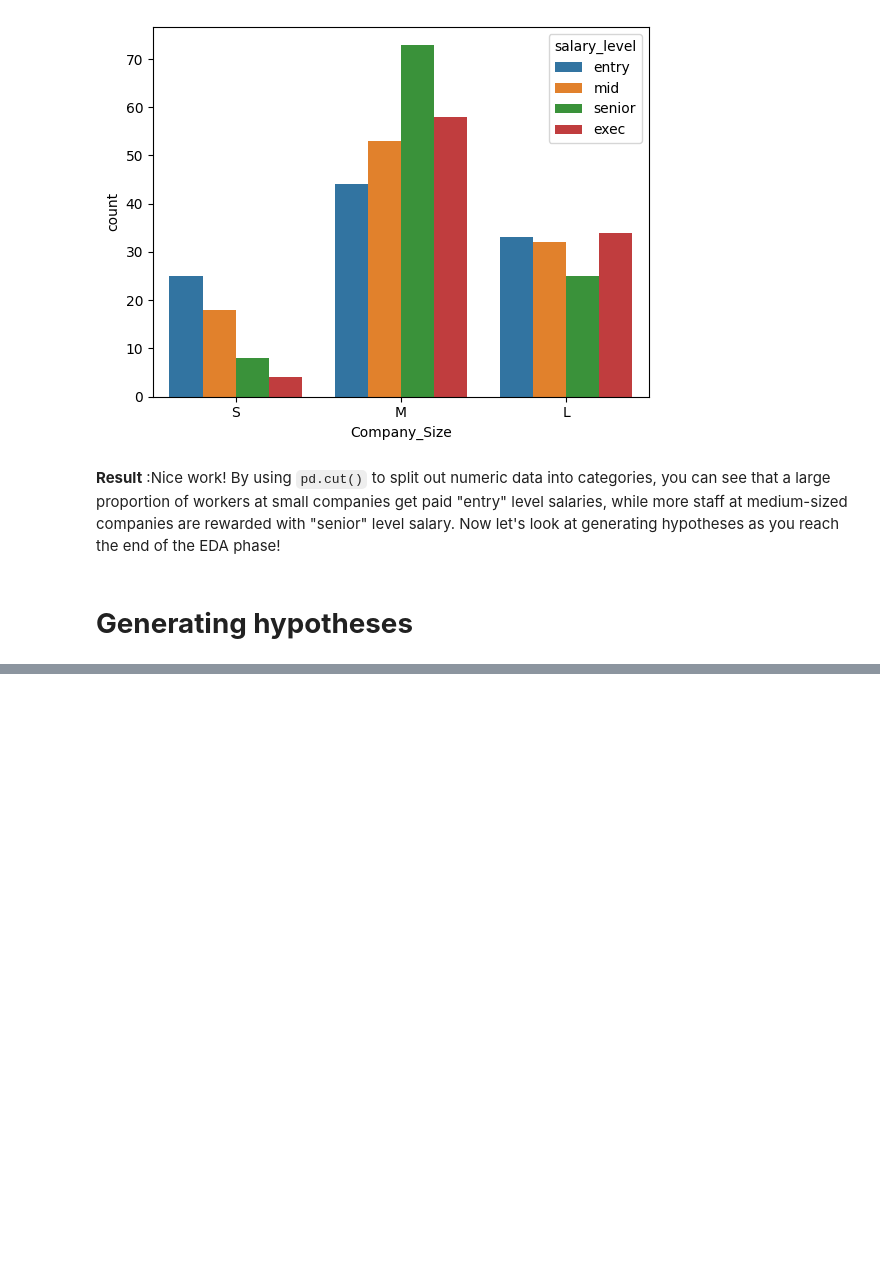
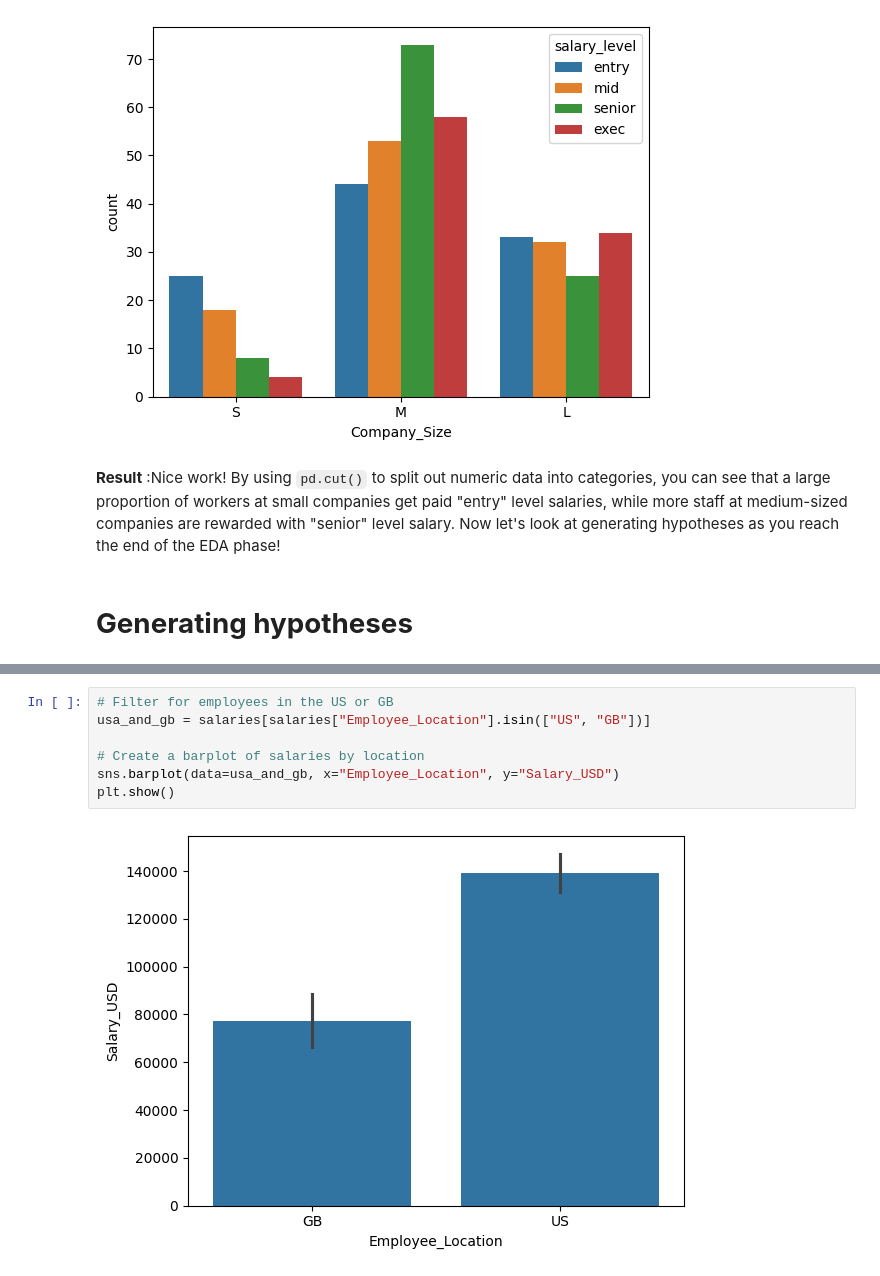
Before and after one commit to Marc86316/Data-Anaylsis-Portfolio, a Jupyter notebook: Exploratory_Data_Analysis_in_Python/Turning_Exploratory_Analysis_into_Action.ipynb, the cells around one changed output, grey strips where cells are left out. Saved outputs shown, nothing was run; the diff lists cells and outputs as text; blank space fills up the shorter version.

```diff
--- a/Exploratory_Data_Analysis_in_Python/Turning_Exploratory_Analysis_into_Action.ipynb
+++ b/Exploratory_Data_Analysis_in_Python/Turning_Exploratory_Analysis_into_Action.ipynb
@@ -279,0 +289,9 @@ plt.show()
+# %%
+# Filter for employees in the US or GB
+usa_and_gb = salaries[salaries["Employee_Location"].isin(["US", "GB"])]
+
+# Create a barplot of salaries by location
+sns.barplot(data=usa_and_gb, x="Employee_Location", y="Salary_USD")
+plt.show()
+# %% [output]
+[figure, added]
```
Also changed, not shown: parts of 9 cells of this notebook.
